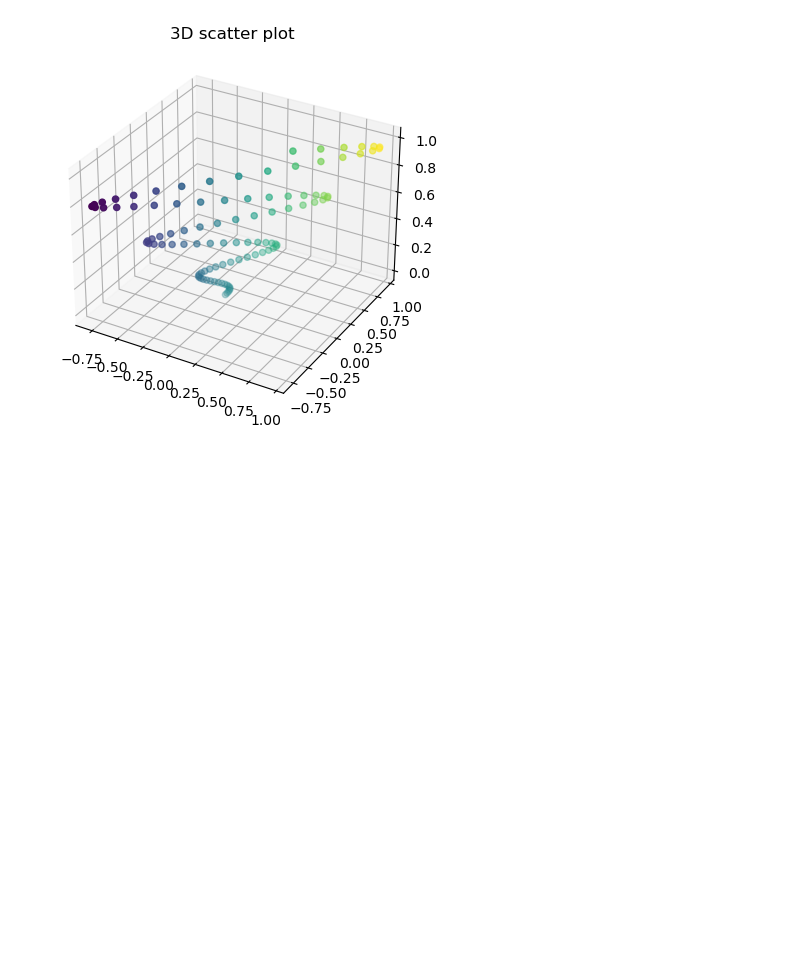
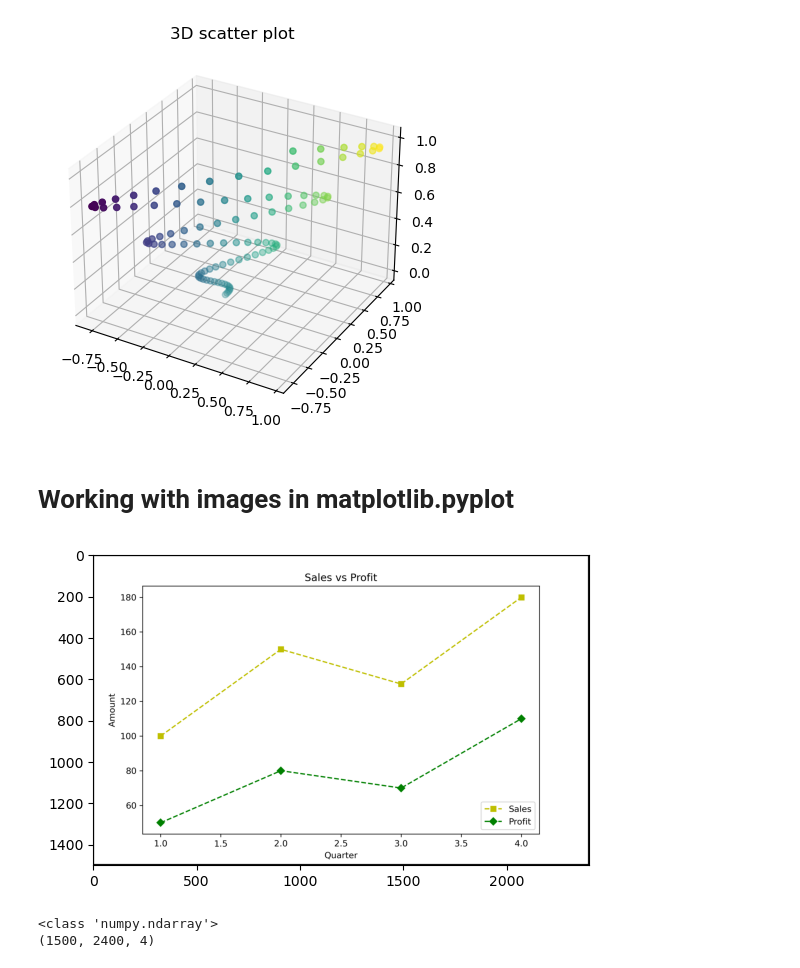
Before and after one commit to SyedSamiUllah1/Python_Practice, a Jupyter notebook: Book.ipynb, the cells around one changed output. Drawn from its saved outputs; the diff is of its cells as text; code cells hidden in the pictures; blank space fills up the shorter version.

```diff
--- a/Book.ipynb
+++ b/Book.ipynb
@@ -2464,3 +2464,5 @@ ax.set_title('3D scatter plot')
 plt.show()
 # %% [output]
 [figure]
+# %% [markdown]
+# Working with images in matplotlib.pyplot
@@ -2466,0 +2471,13 @@ plt.show()
+# %%
+img=mpimg.imread('sales vs profit.png')
+# %%
+plt.imshow(img)
+plt.show()
+# %% [output]
+[figure, added]
+# %%
+print(type(img))
+print(img.shape)
+# %% [output]
+<class 'numpy.ndarray'>
+(1500, 2400, 4)
```
Also changed, not shown: parts of 8 cells of this notebook, 1 other file.
